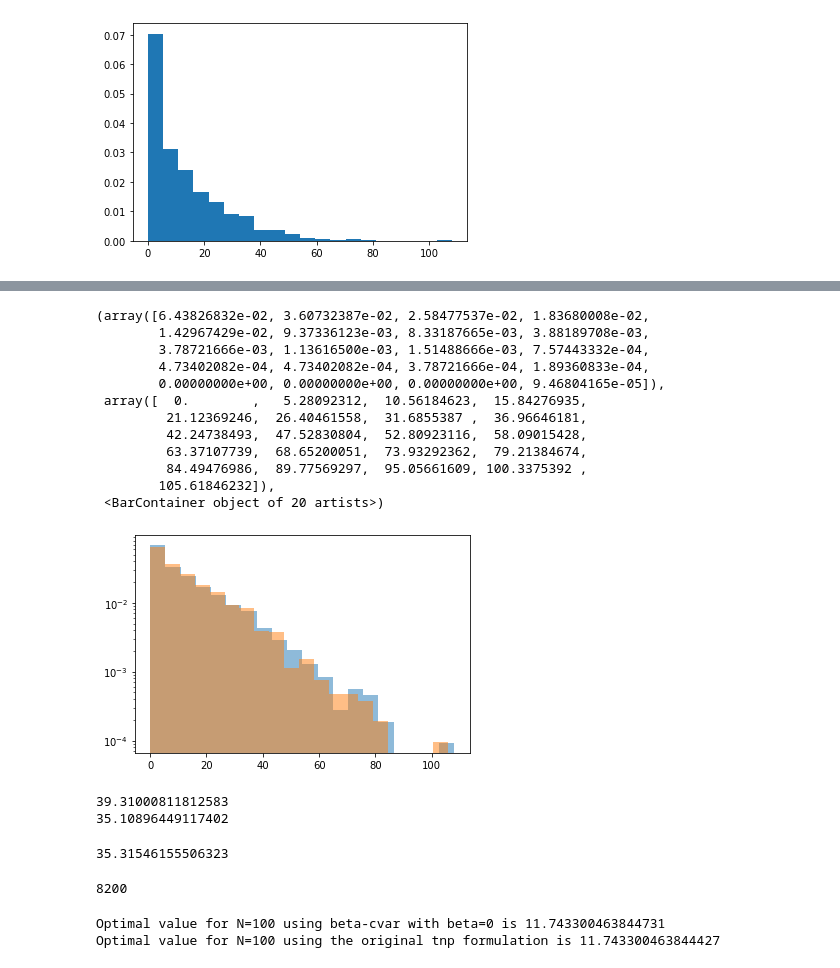
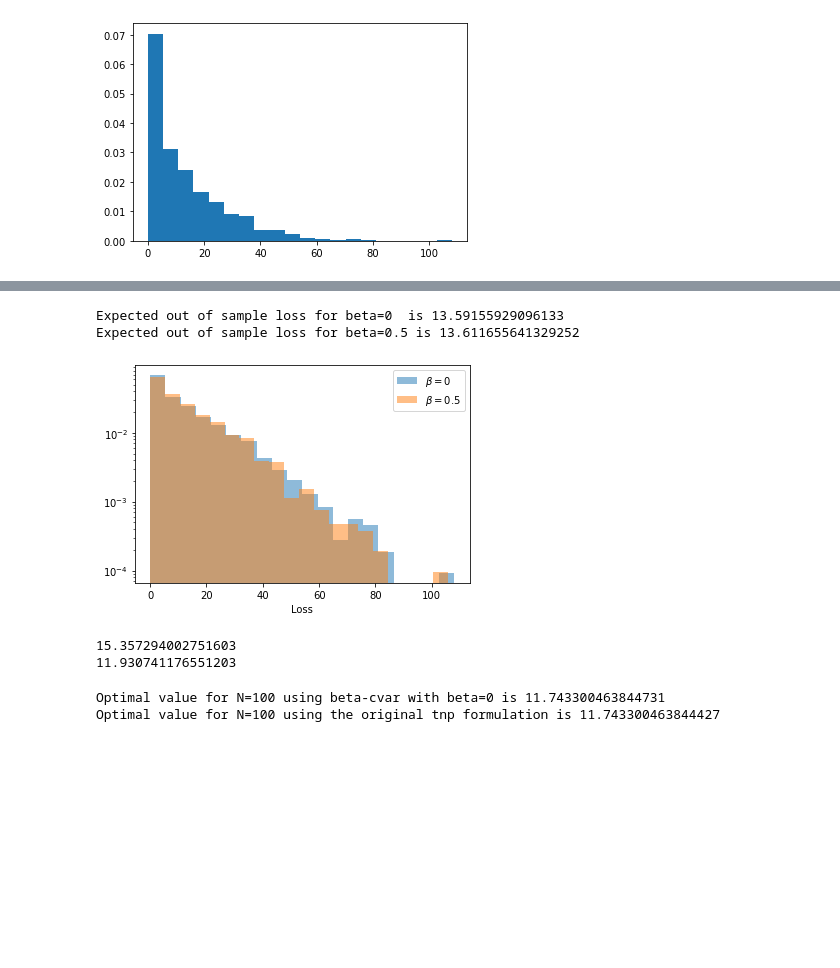
Before and after one commit to GeorgiosAliatimis/Stochastic_Optimization, a Jupyter notebook: TNP Group Task.ipynb, the cells around one changed output, grey strips where cells are left out. Drawn from its saved outputs; the diff is of its cells as text; code cells hidden in the pictures; blank space fills up the shorter version.

Commit message:
Total concentrations out of sample data

```diff
--- a/TNP Group Task.ipynb
+++ b/TNP Group Task.ipynb
@@ -363,20 +356,15 @@ for i in range(N):
 # %%
 plt.hist(opt_vals,density=True,bins=20,alpha=0.5,log=True)
 plt.hist(opt_vals_cvar,density=True,bins=20,alpha=0.5,log=True)
+plt.xlabel("Loss")
+plt.legend([r'$\beta=0$',r'$\beta=0.5$'])
+# plt.savefig("cvar_histogram.pdf",format="pdf")
+print('Expected out of sample loss for beta=0  is {}'.format(np.mean(opt_vals)))
+print('Expected out of sample loss for beta=0.5 is {}'.format(np.mean(opt_vals_cvar)))
 # %% [output]
-(array([6.43826832e-02, 3.60732387e-02, 2.58477537e-02, 1.83680008e-02,
-        1.42967429e-02, 9.37336123e-03, 8.33187665e-03, 3.88189708e-03,
-        3.78721666e-03, 1.13616500e-03, 1.51488666e-03, 7.57443332e-04,
-        4.73402082e-04, 4.73402082e-04, 3.78721666e-04, 1.89360833e-04,
-        0.00000000e+00, 0.00000000e+00, 0.00000000e+00, 9.46804165e-05]),
- array([  0.        ,   5.28092312,  10.56184623,  15.84276935,
-         21.12369246,  26.40461558,  31.6855387 ,  36.96646181,
-         42.24738493,  47.52830804,  52.80923116,  58.09015428,
-         63.37107739,  68.65200051,  73.93292362,  79.21384674,
-         84.49476986,  89.77569297,  95.05661609, 100.3375392 ,
-        105.61846232]),
- <BarContainer object of 20 artists>)
+Expected out of sample loss for beta=0  is 13.59155929096133
+Expected out of sample loss for beta=0.5 is 13.611655641329252
-[figure, old version]
+[figure, new version]
 # %%
 def get_expected_loss(s, num_scen):
     num_dem_pairs = len(demand_pairs)
@@ -385,18 +373,13 @@ def get_expected_loss(s, num_scen):
 N=200
 np.random.seed(1)
 demand_scenarios = sample_scenarios(N, demand_mean)
-opt_val, _ , opt_s,opt_alpha = solve_tnp_with_beta_cvar(edges, e, demand_pairs, routes, demand_scenarios, b,beta=0.95)
+opt_val_cvar , _ , opt_s,opt_alpha = solve_tnp_with_beta_cvar(edges, e, demand_pairs, routes, demand_scenarios, b,beta=0.5)
+opt_val = solve_tnp(edges, e, demand_pairs, routes, demand_scenarios, b)[0]
+print(get_expected_loss(opt_s, N))
 print(opt_val)
-print(opt_alpha)
-get_expected_loss(opt_s, N)
 # %% [output]
-39.31000811812583
-35.10896449117402
+15.357294002751603
+11.930741176551203
-35.31546155506323
-# %%
-print(len(opt_s))
-# %% [output]
-8200
 # %%
 N=100
 np.random.seed(1)
```
Also changed, not shown: parts of 5 cells of this notebook.
